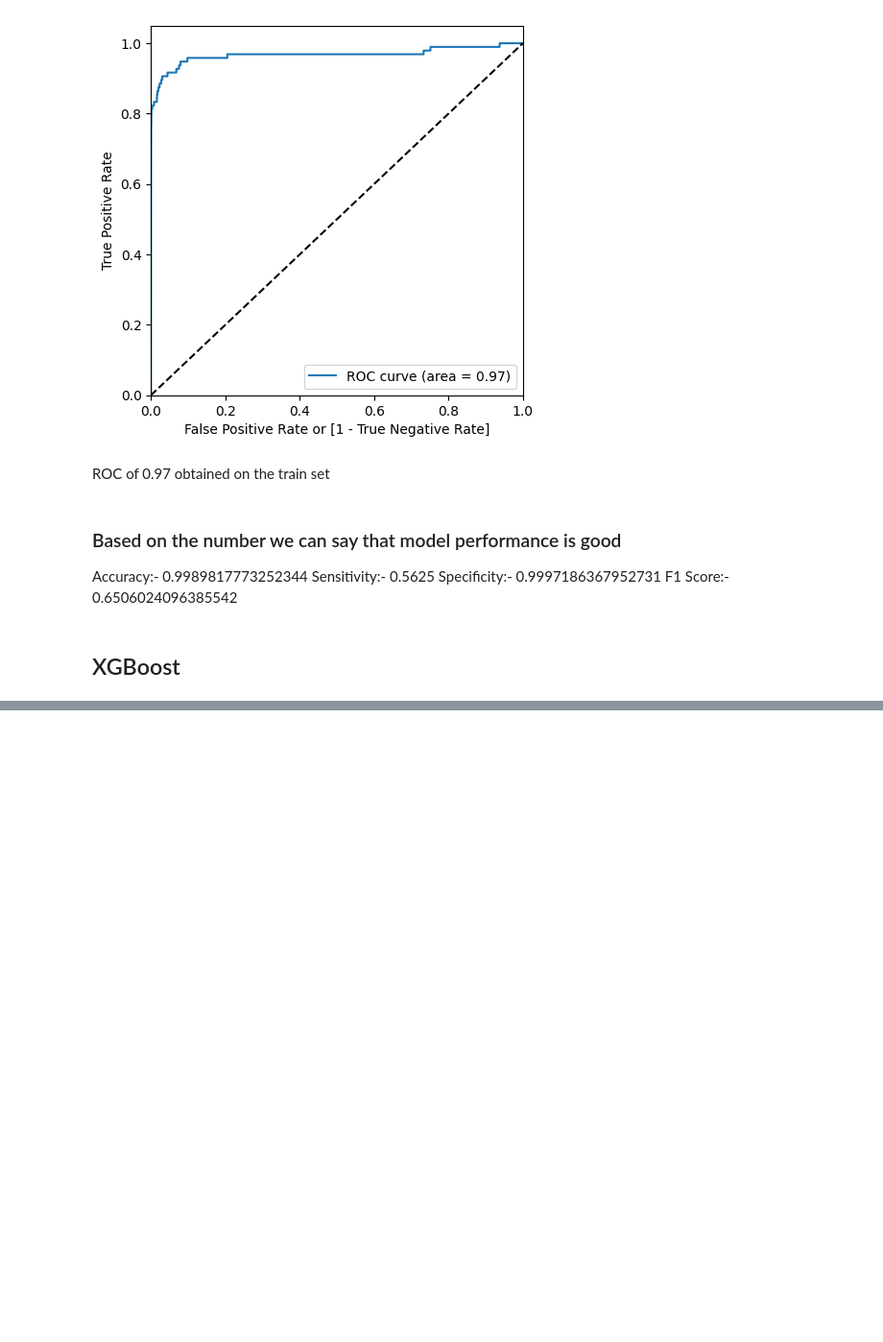
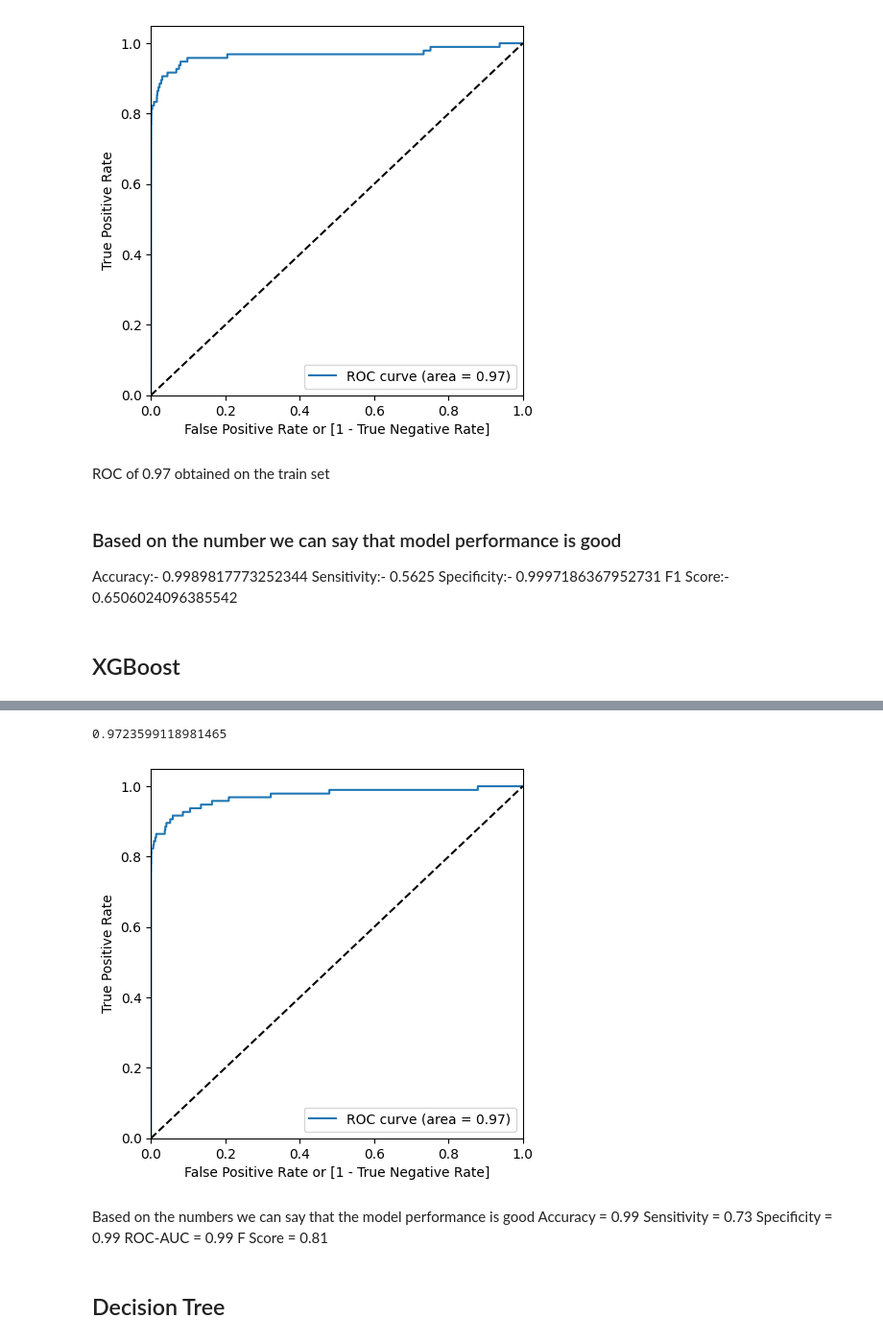
Before and after one commit to RavaUnda/creditCardFraudDetection, a Jupyter notebook: Credit_card_fraud_detection.ipynb, the cells around one changed output, grey strips where cells are left out. Shown at 96% size. Drawn from its saved outputs; the diff is of its cells as text; code cells hidden in the pictures; blank space fills up the shorter version.

```diff
--- a/Credit_card_fraud_detection.ipynb
+++ b/Credit_card_fraud_detection.ipynb
@@ -501,0 +721,23 @@ F1 Score:- 0.6506024096385542
+# %%
+# Predicted probability
+y_test_pred_proba = xgb_imb_model.predict_proba(X_test)[:,1]
+# %%
+# roc_auc
+auc = metrics.roc_auc_score(y_test, y_test_pred_proba)
+auc
+# %% [output]
+0.9723599118981465
+# %%
+# plot the ROC curve
+draw_roc(y_test, y_test_pred_proba)
+# %% [output]
+[figure, added]
+# %% [markdown]
+Based on the numbers we can say that the model performance is good
+Accuracy = 0.99
+Sensitivity = 0.73
+Specificity = 0.99
+ROC-AUC = 0.99
+F Score = 0.81
+# %% [markdown]
+## Decision Tree
```
Also changed, not shown: parts of 74 cells of this notebook.
